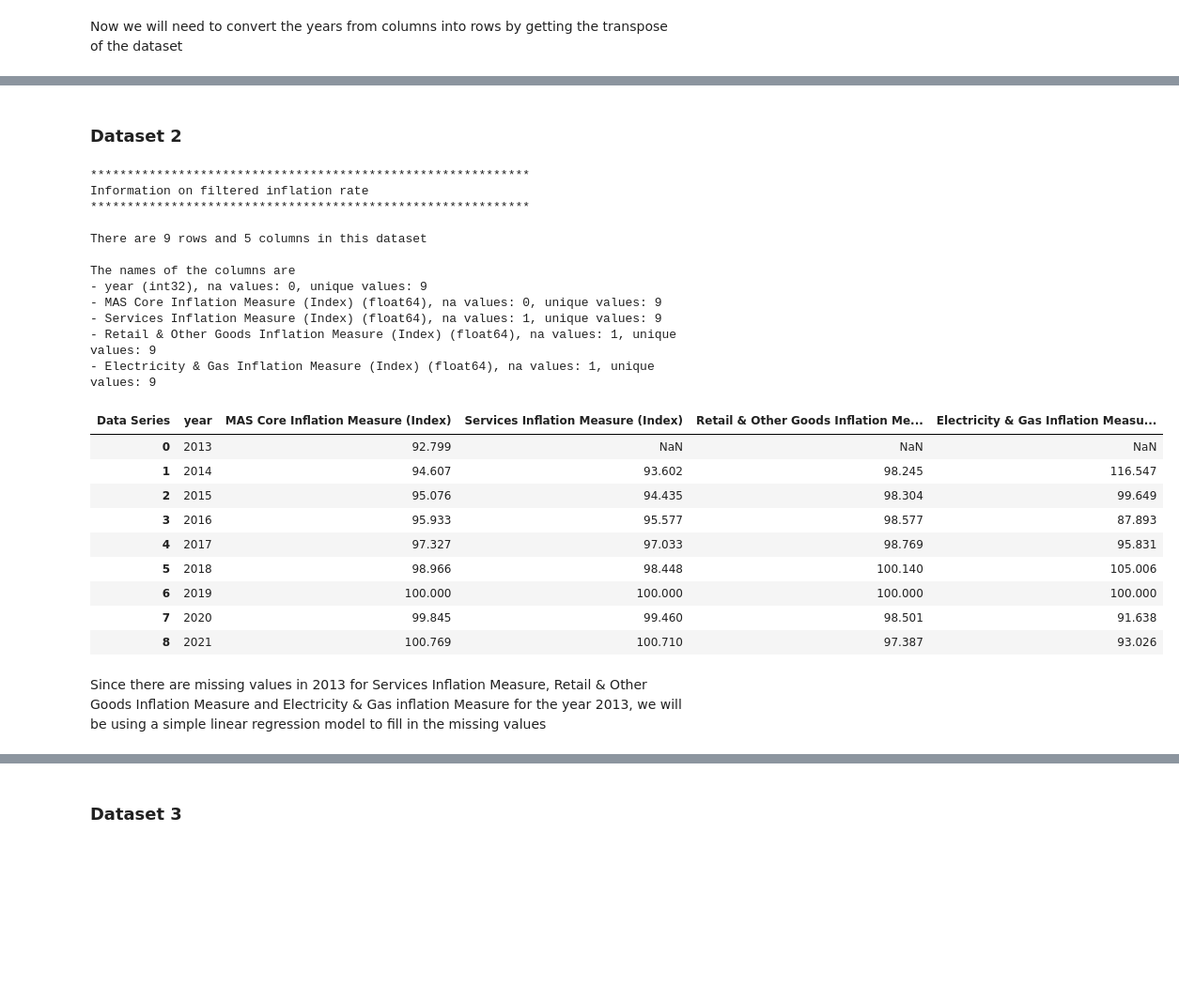
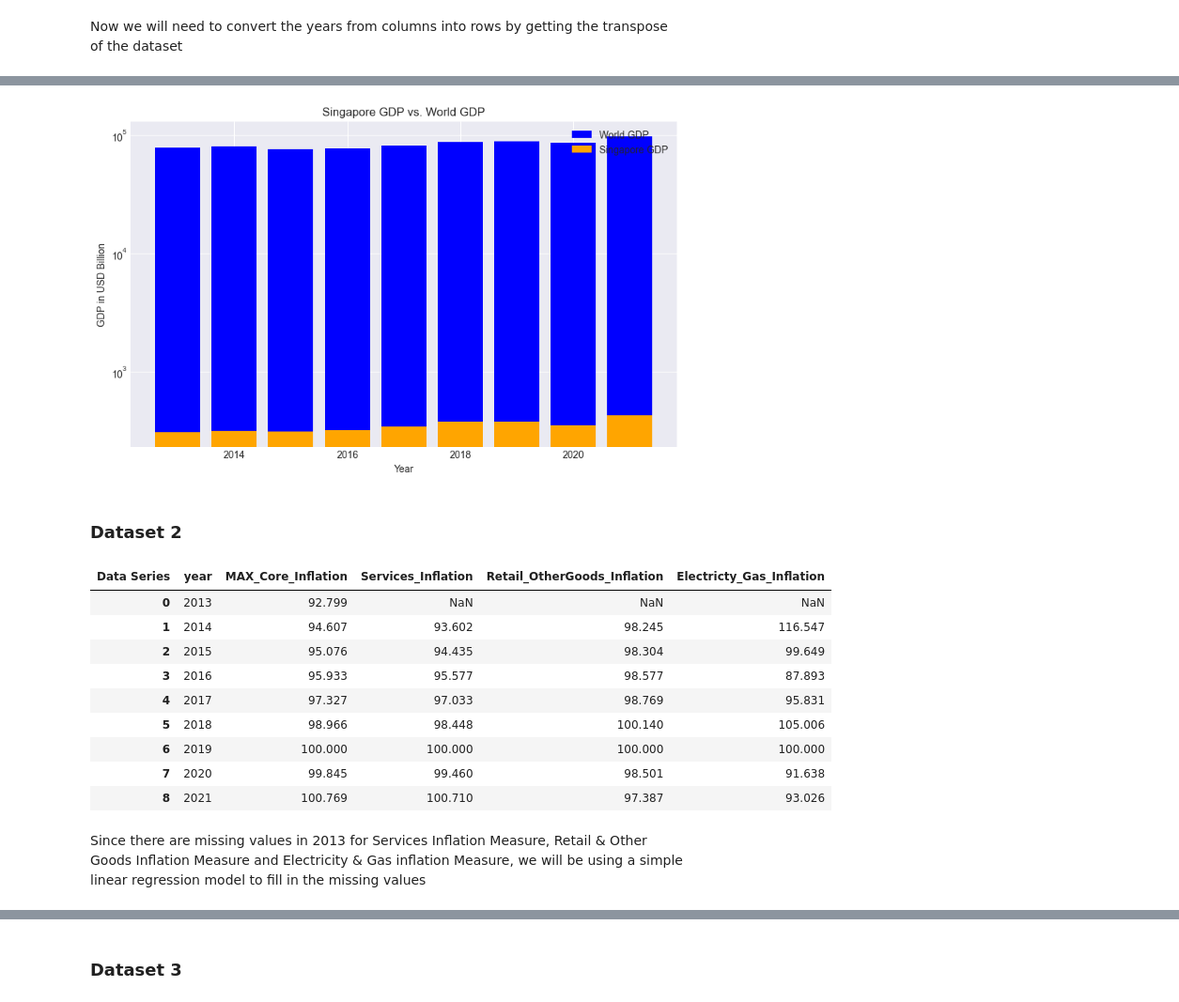
Before and after one commit to y0ngjie/PDAS-ST1510-CA2, a Jupyter notebook: CA2.ipynb, the cells around one changed output, grey strips where cells are left out. Shown at 94% size. Drawn from its saved outputs; the diff is of its cells as text; code cells hidden in the pictures; blank space fills up the shorter version.

```diff
--- a/CA2.ipynb
+++ b/CA2.ipynb
@@ -231,0 +245,17 @@ The names of the columns are
+# %%
+plt.figure(figsize=(10, 6))
+
+# Stacked bar plot
+plt.bar(gdp_filtered['year'], gdp_filtered['World_USD_Billion'], color='blue', label='World GDP')
+plt.bar(gdp_filtered['year'], gdp_filtered['Singapore_USD_Billion'], color='orange', label='Singapore GDP')
+
+plt.xlabel('Year')
+plt.ylabel('GDP in USD Billion')
+plt.title('Singapore GDP vs. World GDP')
+plt.legend()
+plt.yscale('log')
+
+
+plt.show()
+# %% [output]
+[figure, added]
@@ -234,34 +278,26 @@ The names of the columns are
 # %%
 inflationRateDf_filtered = inflationRateDf.set_index(['Data Series']).T
 inflationRateDf_filtered = inflationRateDf_filtered.iloc[2:11, [0,2,4,6]].sort_index(ascending=True).reset_index()
 inflationRateDf_filtered
 
 # Change the year from index to new column
 inflationRateDf_filtered.sort_index(ascending=True).reset_index(inplace=True)
 
 # Rename column from index to year
-inflationRateDf_filtered = inflationRateDf_filtered.rename(columns={'index': 'year'})
+inflationRateDf_filtered.rename(columns={'index': 'year',
+                                        'MAS Core Inflation Measure (Index)':"MAX_Core_Inflation",
+                                        'Services Inflation Measure (Index)': "Services_Inflation",
+                                        'Retail & Other Goods Inflation Measure (Index)': 'Retail_OtherGoods_Inflation',
+                                        'Electricity & Gas Inflation Measure (Index)': 'Electricty_Gas_Inflation'},
+                                inplace=True)
 
 # Convert year to int value
 inflationRateDf_filtered['year'] = inflationRateDf_filtered['year'].astype(int)
 
 # # Verify changes made
-get_info(inflationRateDf_filtered, "filtered inflation rate")
 inflationRateDf_filtered
 # %% [output]
-************************************************************
-Information on filtered inflation rate
-************************************************************
-
-There are 9 rows and 5 columns in this dataset
-
-The names of the columns are
-- year (int32), na values: 0, unique values: 9
-- MAS Core Inflation Measure (Index) (float64), na values: 0, unique values: 9
-- Services Inflation Measure (Index) (float64), na values: 1, unique values: 9
-- Retail & Other Goods Inflation Measure (Index) (float64), na values: 1, unique values: 9
-- Electricity & Gas Inflation Measure (Index) (float64), na values: 1, unique values: 9
-| Data Series | year | MAS Core Inflation Measure (Index) | Services Inflation Measure (Index) | Retail & Other Goods Inflation Me... | Electricity & Gas Inflation Measu... |
+| Data Series | year | MAX_Core_Inflation | Services_Inflation | Retail_OtherGoods_Inflation | Electricty_Gas_Inflation |
 | 0 | 2013 | 92.799 | NaN | NaN | NaN |
 | 1 | 2014 | 94.607 | 93.602 | 98.245 | 116.547 |
 | 2 | 2015 | 95.076 | 94.435 | 98.304 | 99.649 |
@@ -272,4 +308,4 @@ The names of the columns are
 | 7 | 2020 | 99.845 | 99.460 | 98.501 | 91.638 |
 | 8 | 2021 | 100.769 | 100.710 | 97.387 | 93.026 |
 # %% [markdown]
-Since there are missing values in 2013 for Services Inflation Measure, Retail & Other Goods Inflation Measure and Electricity & Gas inflation Measure for the year 2013, we will be using a simple linear regression model to fill in the missing values
+Since there are missing values in 2013 for Services Inflation Measure, Retail & Other Goods Inflation Measure and Electricity & Gas inflation Measure, we will be using a simple linear regression model to fill in the missing values
```
Also changed, not shown: parts of 37 cells of this notebook.
